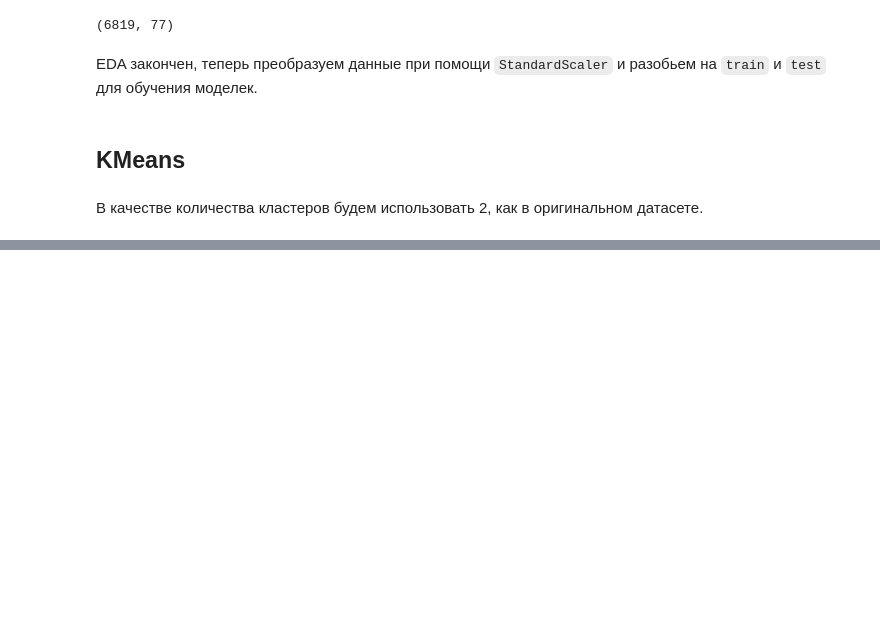
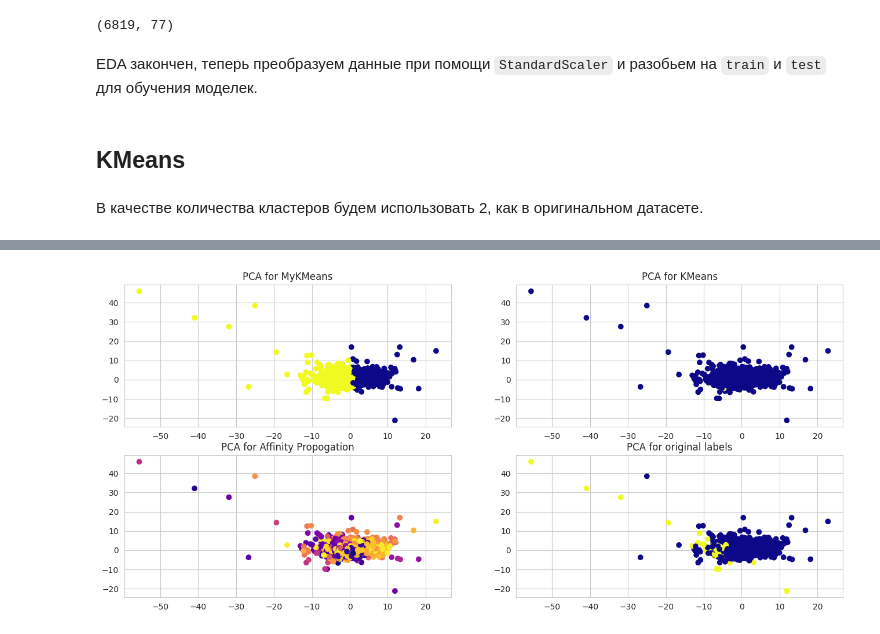
Before and after one commit to maybenotilya/ml-course, a Jupyter notebook: solutions/task06_unsupervised_learning.ipynb, the cells around one changed output, grey strips where cells are left out. Saved outputs shown, nothing was run; the diff lists cells and outputs as text; code cells hidden in the pictures; blank space fills up the shorter version.

```diff
--- a/solutions/task06_unsupervised_learning.ipynb
+++ b/solutions/task06_unsupervised_learning.ipynb
@@ -300,0 +317,34 @@ ValueError: Number of labels is 1. Valid values are 2 to n_samples - 1 (inclusiv
+# %%
+myknn.fit(X)
+knn.fit(X)
+aff.fit(X)
+# %%
+pca = PCA(n_components=2)
+# %%
+X_pca = pca.fit_transform(X)
+# %%
+fig, axs = plt.subplots(figsize=(16, 7), nrows=2, ncols=2)
+
+axs[0, 0].scatter(
+    X_pca[:, 0], X_pca[:, 1], c=myknn.labels_, cmap="plasma"
+)
+axs[0, 0].set_title("PCA for MyKMeans")
+
+axs[0, 1].scatter(
+    X_pca[:, 0], X_pca[:, 1], c=knn.labels_, cmap="plasma"
+)
+axs[0, 1].set_title("PCA for KMeans")
+
+axs[1, 0].scatter(
+    X_pca[:, 0], X_pca[:, 1], c=aff.labels_, cmap="plasma"
+)
+axs[1, 0].set_title("PCA for Affinity Propogation")
+
+axs[1, 1].scatter(
+    X_pca[:, 0], X_pca[:, 1], c=y, cmap="plasma"
+)
+axs[1, 1].set_title("PCA for original labels")
+
+plt.show()
+# %% [output]
+[figure, added]
```
Also changed, not shown: parts of 14 cells of this notebook.
